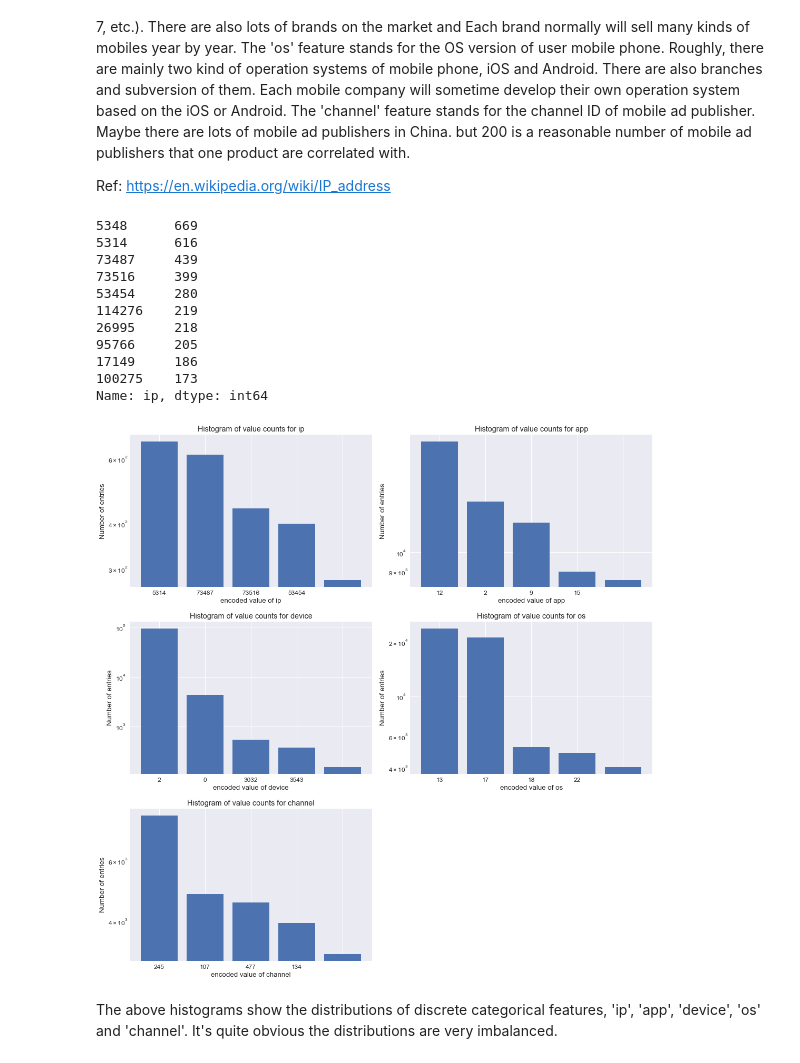
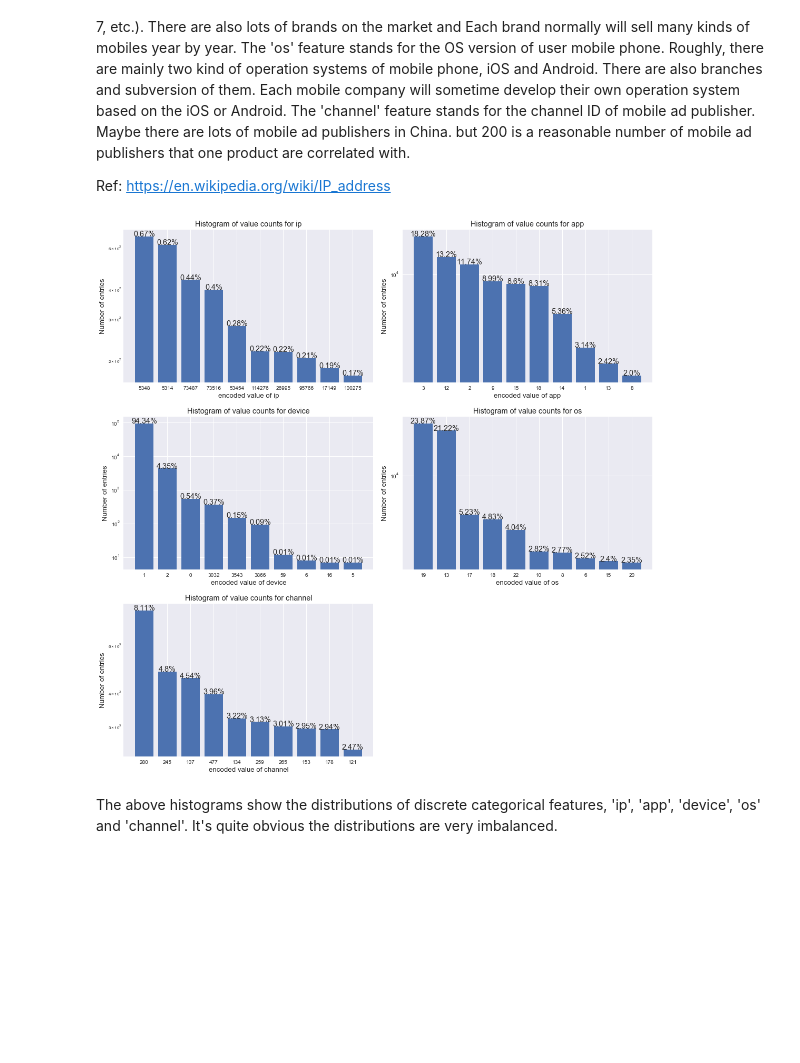
Before and after one commit to yuhow/udacity_nano_ML_course, a Jupyter notebook: capstone/capstone.ipynb, the cells around one changed output. Drawn from its saved outputs; the diff is of its cells as text; code cells hidden in the pictures; blank space fills up the shorter version.

```diff
--- a/capstone/capstone.ipynb
+++ b/capstone/capstone.ipynb
@@ -188,42 +188,40 @@ The 'app' feature means the mobile applications which users are using to access
 Ref: https://en.wikipedia.org/wiki/IP_address
 # %%
 fig = plt.figure(figsize=(15,15))
+n_top = 10
 for idx, feature in enumerate(checklist):
     counts = sample_data[feature].value_counts()
 
-    if feature == 'ip':
-        print counts.head(10)
+    ind = np.arange(n_top)
+
     ax = fig.add_subplot(3, 2, idx+1)
-    plt.bar(np.arange(5), counts.head(5).values)
-    ax.set_xticklabels(counts.head(5).index)
+    plt.bar(ind, counts.head(n_top).values)
+    ax.set_xticks(ind)
+    ax.set_xticklabels(counts.head(n_top).index)
+    plt.tick_params(axis='both', which='major', labelsize=10)
+    plt.tick_params(axis='both', which='minor', labelsize=8)
     #plt.hist(counts.values, bins=100)
     ax.set_yscale('log', nonposy='clip')
     plt.title("Histogram of value counts for {}".format(feature))
     plt.ylabel('Number of entries')
     plt.xlabel('encoded value of '+feature)
+
+    for p, uniq in zip(ax.patches, counts.head(n_top).values):
+        height = p.get_height()
+        ax.text(p.get_x()+p.get_width()/2., height+0.01,
+                '{}%'.format(round(float(uniq) / 100000 * 100, 2)), ha="center")
 
     max_count = np.max(counts)
     min_count = np.min(counts)
     gt = [10, 100, 1000]
     prop_gt = []
     for value in gt:
         prop_gt.append(round((counts > value).mean()*100, 2))
 
 plt.tight_layout()
 plt.show()
 # %% [output]
-5348      669
-5314      616
-73487     439
-73516     399
-53454     280
-114276    219
-26995     218
-95766     205
-17149     186
-100275    173
-Name: ip, dtype: int64
-[figure, old version]
+[figure, new version]
 # %% [markdown]
 The above histograms show the distributions of discrete categorical features, 'ip', 'app', 'device', 'os' and 'channel'. It's quite obvious the distributions are very imbalanced.
 # %% [markdown]
```
